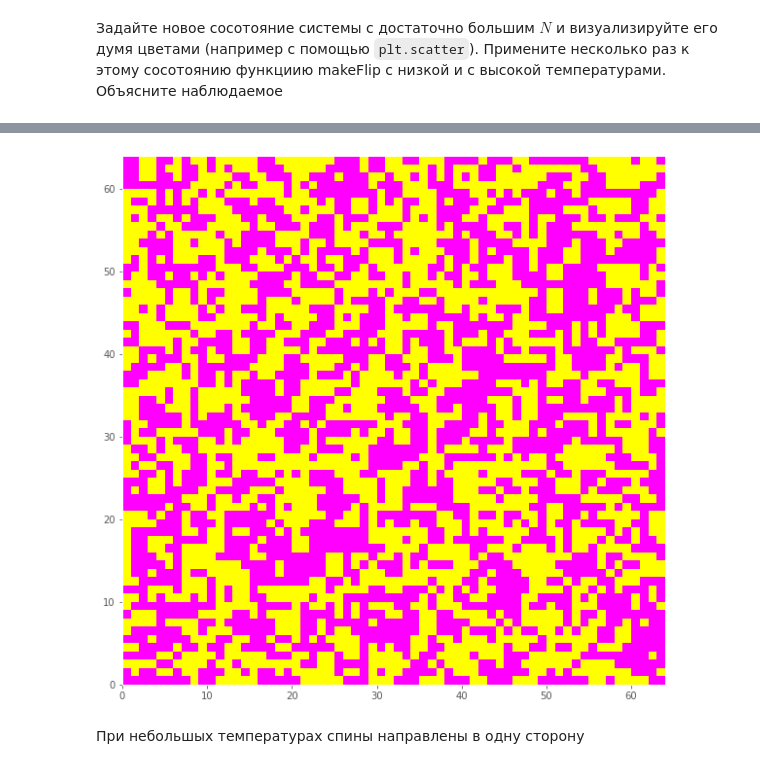
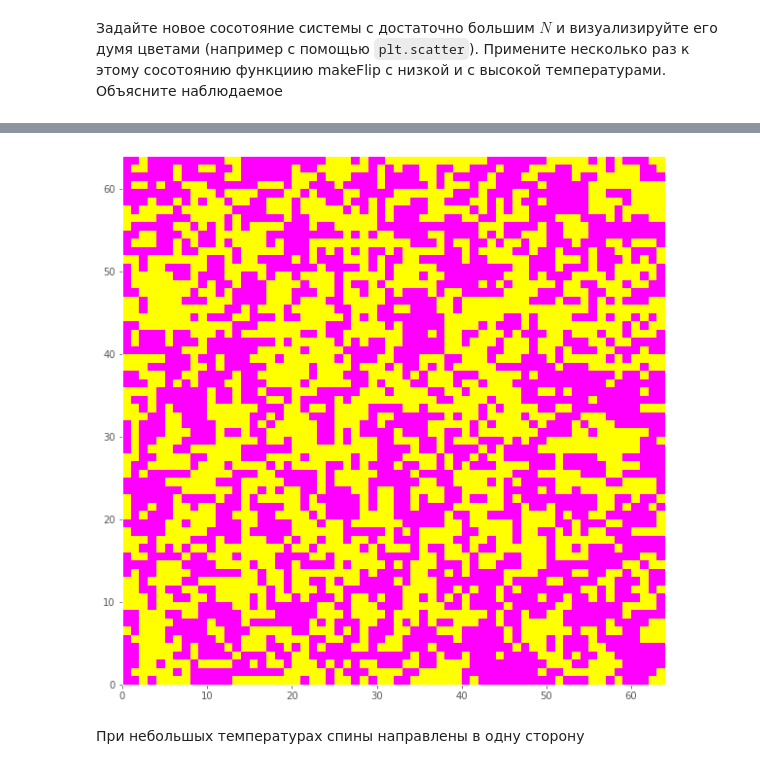
Before and after one commit to ariunaK/213, a Jupyter notebook: Monte-Carlo.ipynb, the cells around one changed output, grey strips where cells are left out. Drawn from its saved outputs; the diff is of its cells as text; code cells hidden in the pictures.

```diff
--- a/Monte-Carlo.ipynb
+++ b/Monte-Carlo.ipynb
@@ -475,11 +475,11 @@ plt.pcolormesh(state1, cmap='spring')
 # %%
 plt.figure(figsize=(10, 10))
-for k in range(7):
+for k in range(15):
     state2 = makeFlip(5, state)
 
 plt.pcolormesh(state2, cmap='spring')
 plt.show()
 # %% [output]
-[figure, old version]
+[figure, new version]
 # %% [markdown]
 При небольшых температурах спины направлены в одну сторону
```
Also changed, not shown: parts of 5 cells of this notebook.
